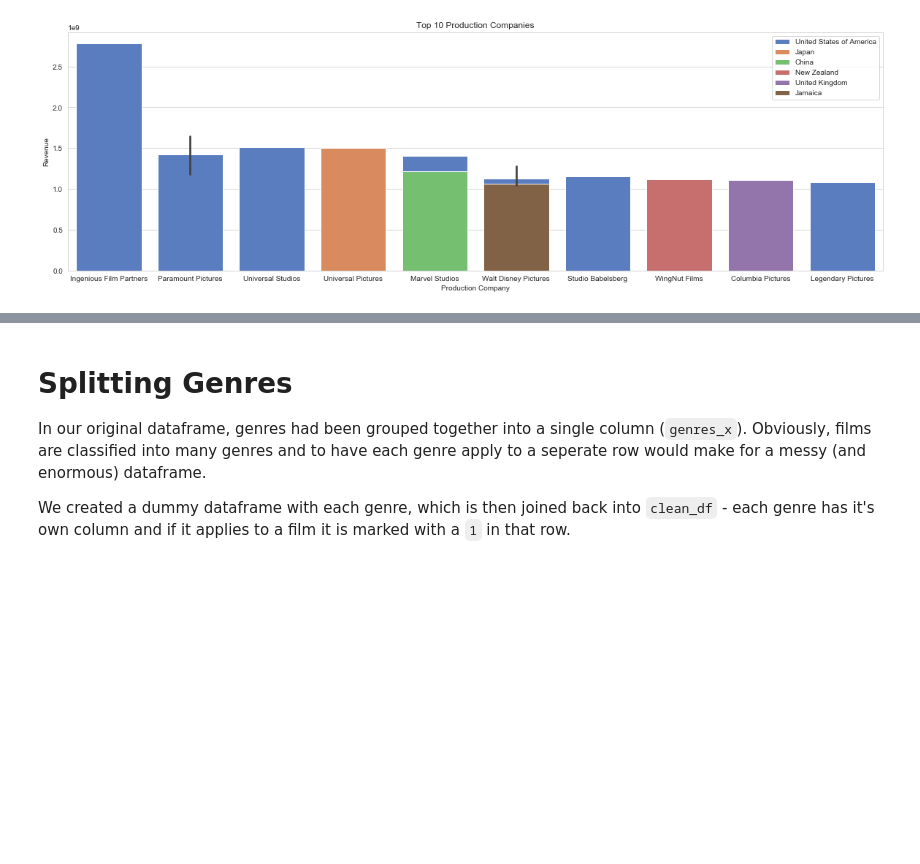
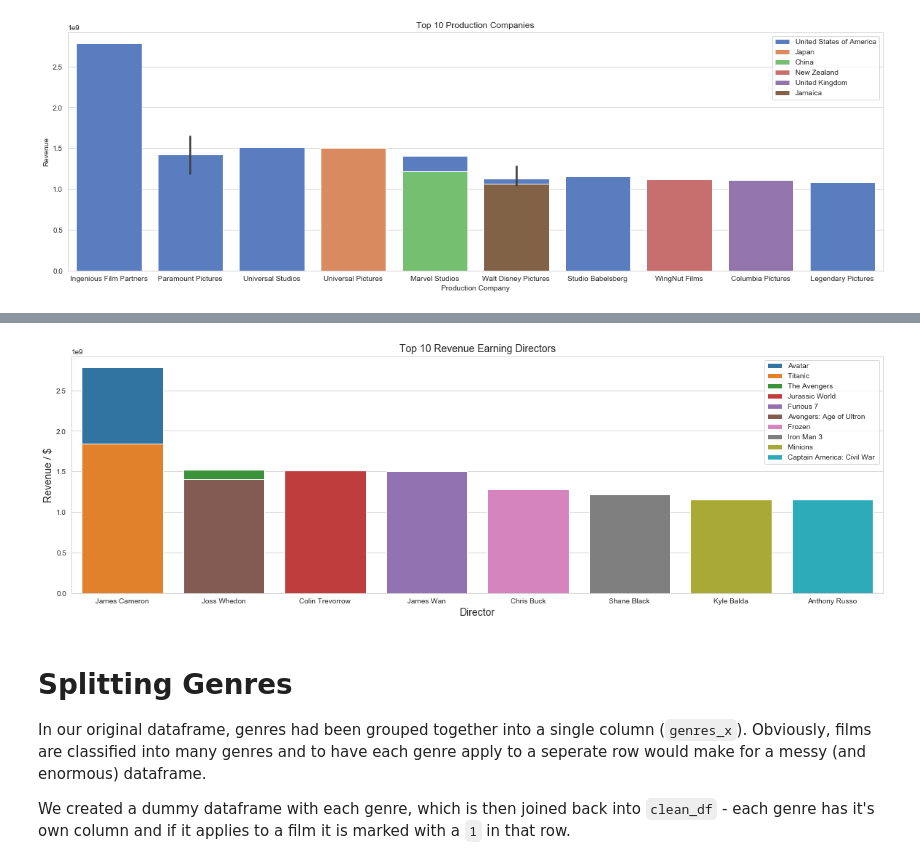
Before and after one commit to arianaroz/data-science-project-2019, a Jupyter notebook: project_working.ipynb, the cells around one changed output, grey strips where cells are left out. Saved outputs shown, nothing was run; the diff lists cells and outputs as text; code cells hidden in the pictures; blank space fills up the shorter version.

```diff
--- a/project_working.ipynb
+++ b/project_working.ipynb
@@ -428,0 +432,10 @@ As we can see there is a high saturation of American production companies with 6
+# %%
+# Using previously created top 10 revenue data, creating a new data frame to include the director
+top_10[['movie_title', 'director_name']] = clean_df[['movie_title', 'director_name']]
+
+top_10 = top_10.drop_duplicates()
+
+#get top 10 movies with high revenue data from the dataframe.
+top_10= top_10[['movie_title','revenue', 'director_name']][:10]
+
+top_10.head()
@@ -429,3 +449,13 @@ As we can see there is a high saturation of American production companies with 6
+# %%
+plt.figure(figsize=(20, 6))
+ax = sns.barplot(x="director_name", y="revenue", hue='movie_title',data=top_10,dodge=False);
+plt.xlabel('Director', fontsize = 14)
+plt.ylabel('Revenue / $', fontsize = 14)
+plt.title('Top 10 Revenue Earning Directors', fontsize = 14)
+plt.legend(loc='upper right')
+plt.show()
+# %% [output]
+[figure, added]
 # %% [markdown]
 # Splitting Genres
 
```
Also changed, not shown: parts of 12 cells of this notebook.
